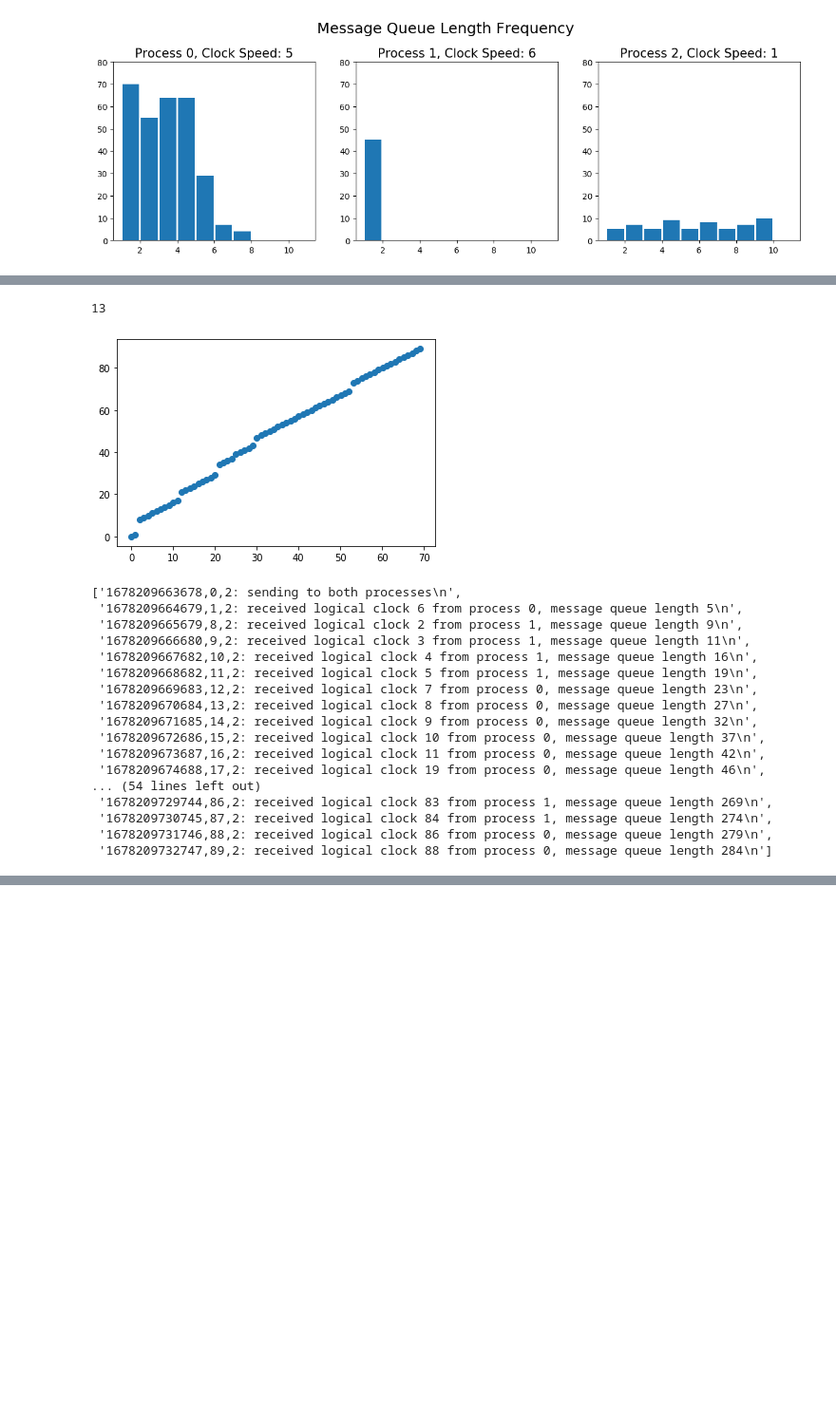
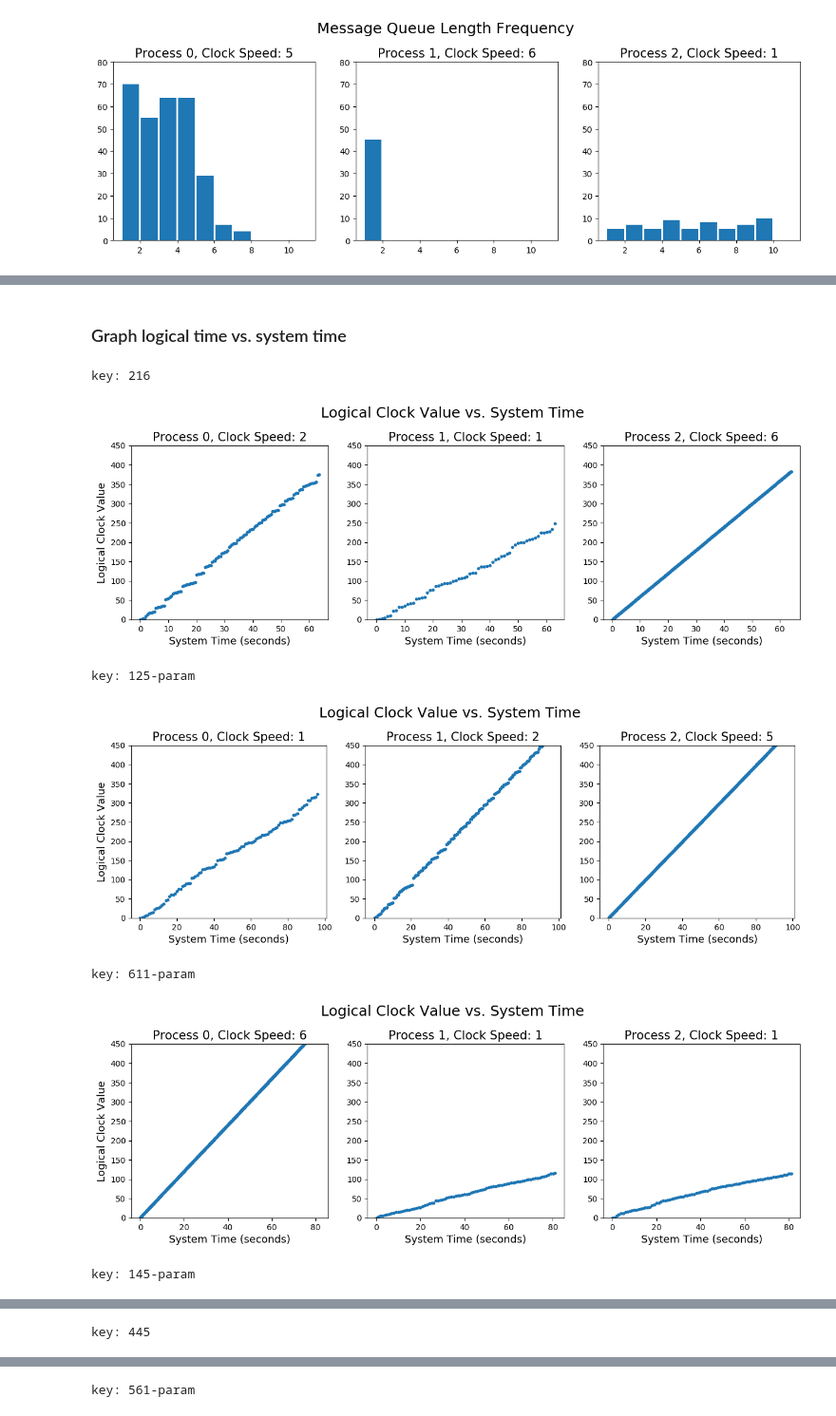
Before and after one commit to darkwood101/logical-clocks, a Jupyter notebook: analysis/log-analysis.ipynb, the cells around one changed output, grey strips where cells are left out. Shown at 95% size. Saved outputs shown, nothing was run; the diff lists cells and outputs as text; code cells hidden in the pictures; blank space fills up the shorter version.

```diff
--- a/analysis/log-analysis.ipynb
+++ b/analysis/log-analysis.ipynb
@@ -102,4 +94,0 @@ key: 561-param
-# %%
-len('1678209663678')
-# %% [output]
-13
@@ -119,25 +95,36 @@ for m in proc_info:
-# %%
-plt.scatter(sys, logical)
-plt.show()
-# %% [output]
-[figure, removed]
-# %%
-proc_info[0]
-# %% [output]
-['1678209663678,0,2: sending to both processes\n',
- '1678209664679,1,2: received logical clock 6 from process 0, message queue length 5\n',
- '1678209665679,8,2: received logical clock 2 from process 1, message queue length 9\n',
- '1678209666680,9,2: received logical clock 3 from process 1, message queue length 11\n',
- '1678209667682,10,2: received logical clock 4 from process 1, message queue length 16\n',
- '1678209668682,11,2: received logical clock 5 from process 1, message queue length 19\n',
- '1678209669683,12,2: received logical clock 7 from process 0, message queue length 23\n',
- '1678209670684,13,2: received logical clock 8 from process 0, message queue length 27\n',
- '1678209671685,14,2: received logical clock 9 from process 0, message queue length 32\n',
- '1678209672686,15,2: received logical clock 10 from process 0, message queue length 37\n',
- '1678209673687,16,2: received logical clock 11 from process 0, message queue length 42\n',
- '1678209674688,17,2: received logical clock 19 from process 0, message queue length 46\n',
-... (54 lines left out)
- '1678209729744,86,2: received logical clock 83 from process 1, message queue length 269\n',
- '1678209730745,87,2: received logical clock 84 from process 1, message queue length 274\n',
- '1678209731746,88,2: received logical clock 86 from process 0, message queue length 279\n',
- '1678209732747,89,2: received logical clock 88 from process 0, message queue length 284\n']
+# %% [markdown]
+### Graph logical time vs. system time
+# %%
+for k in proc_logs.keys():
+    print("key:", k)
+    fig, ax = plt.subplots(nrows=1, ncols=3, figsize=(15, 4), dpi = 100)
+    for i in range(3):
+        proc_info = proc_logs[k][i]
+
+        start_time = int(proc_info[0][0:13])
+        sys = []
+        logical = []
+        for m in proc_info:
+            sys_time = int(m[0:13])
+            elapsed = sys_time - start_time # in milliseconds
+            logical_clock_value = int(m.split(',')[1])
+
+            sys.append(elapsed/1000)
+            logical.append(logical_clock_value)
+
+        ax[i].scatter(sys, logical, marker = '.')
+        ax[i].set_ylim([0, 450])
+        ax[i].set_title('Process '+str(i)+', Clock Speed: '+str(k[i]), fontsize = 15)
+        if i == 0: ax[i].set_ylabel('Logical Clock Value', fontsize = 13)
+        ax[i].set_xlabel('System Time (seconds)', fontsize = 13)
+
+    fig.suptitle('Logical Clock Value vs. System Time ', fontsize = 18, y=1.05)
+    plt.show()
+# %% [output]
+key: 216
+[figure, added]
+key: 125-param
+[figure, added]
+key: 611-param
+[figure, added]
+key: 145-param
@@ -143,0 +132 @@ proc_info[0]
+key: 445
@@ -143,0 +134 @@ proc_info[0]
+key: 561-param
```
Also changed, not shown: parts of 14 cells of this notebook.
